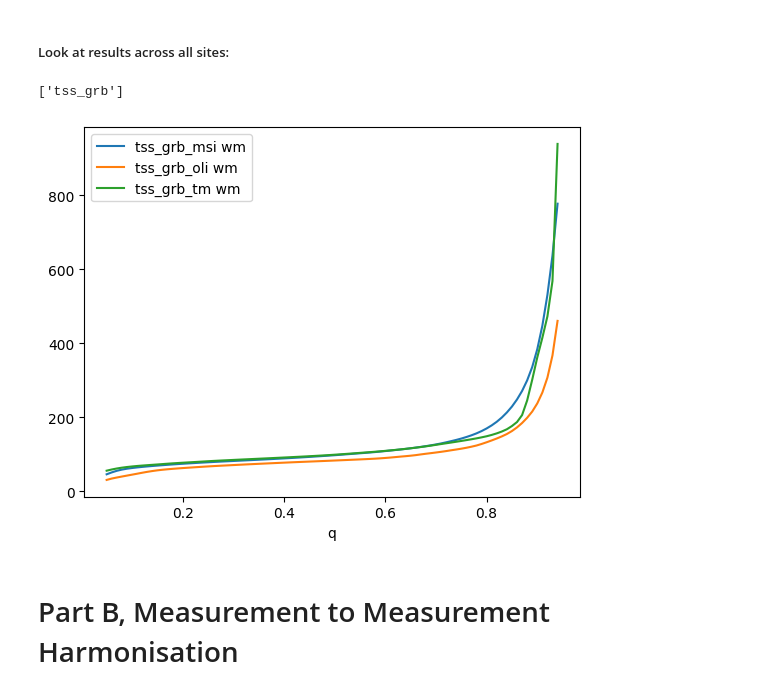
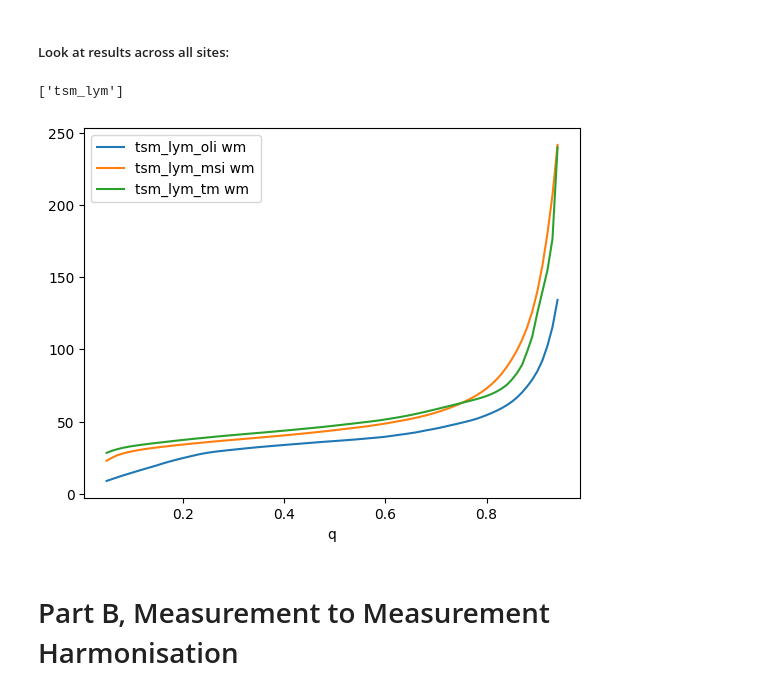
Before and after one commit to digitalearthafrica/deafrica_water_quality, a Jupyter notebook: WP2.2/WP2.2.ipynb, the cells around one changed output. Drawn from its saved outputs; the diff is of its cells as text; code cells hidden in the pictures.

```diff
--- a/WP2.2/WP2.2.ipynb
+++ b/WP2.2/WP2.2.ipynb
@@ -169,6 +176,7 @@ placename =
 - The full detail is required because the geomedians don't overlap in time.
 # %%
 # this process first builds the supporting AGM dataset and then builds the specific dataset
+logfilename = 'parta_log.csv'  #just to be sure !
 over_write = False # to overwrite previous results
 restart    = False # when notebook is fresh
 verbose    = False
@@ -474,10 +482,3 @@ for placename in a_log.PlaceName:
             pass
         a_log = log_update(a_log,placename,100,logfilename)
         print(placename+'  -> COMPLETED')
-
-
-# for some reason the log file is picking up unwanted columns which this removes!
-for colname in a_log.columns:
-    if colname.find('Unnamed:') >= 0:
-         a_log = a_log.drop([colname],axis=1)
-a_log = log_update(a_log,placename,i,logfilename)
@@ -675,11 +645,10 @@ def merge_stats(log,filename,pathname,overwrite=True,verbose=True,test=False):
 # %%
 # ---- Merge distributions (from all the sample places) and write to .nc file
 # ---------------------------------------------------------------------------------------------
-a_log = pd.read_csv('/home/jovyan/dev/deafrica_water_quality/WP2.2/parta_log.csv')
-all_results_filename = '22A'
+a_log = pd.read_csv('/home/jovyan/dev/deafrica_water_quality/WP2.2/parta_log.csv',index_col=0)
 results_directory = '/home/jovyan/deafrica_water_quality/wq_results/'
 
-wq_stats = merge_stats(a_log,all_results_filename,results_directory)
+wq_stats = merge_stats(a_log,parta_results_filename,results_directory)
 
 #save in the work-package area:
 wq_stats.to_netcdf('/home/jovyan/dev/deafrica_water_quality/WP2.2/targ_ref_lookup.csv')
@@ -1132,35 +1063,35 @@ mmt['chla_3bda']    = ['chla_3bda_msi', 'chla_3bda_oli','chla_3bda_tm']
 mmt['chla_tebbs']   = ['chla_tebbs_msi', 'chla_tebbs_oli','chla_tebbs_tm']
 mmt['chla_meris2b'] = ['chla_meris2b_msi', 'chla_modis2b_msi','chla_modis2b_tm']
 mmt['ndssi_rg']     = ['ndssi_rg_msi'  , 'ndssi_rg_oli', 'ndssi_rg_tm', 'ndssi_bnir_oli']
 mmt['ti_yu']        = ['ti_yu_oli', 'ti_yu_tm']
 mmt['tsm_lym']      = ['tsm_lym_oli','tsm_lym_msi','tsm_lym_tm']
 mmt['tss_grb'] = ['tss_grb_msi', 'tss_grb_oli','tss_grb_tm']
 mmt['tss_gr']  = ['tss_gr_msi', 'tss_gr_oli', 'tss_gr_tm']
 mmt['spm_qiu'] = ['spm_qiu_tm', 'spm_qiu_msi']
 mmt['fai']     = ['fai_tm', 'fai_oli', 'fai_msi']
 mmt['ndvi']    = ['ndvi_tm', 'ndvi_oli', 'ndvi_msi']
 mmt['hue']     = ['hue_tm', 'hue_oli', 'hue_msi']
 
 measurements = list(mmt.keys())
 measurements = ['ndci']
-i = 8
+i = 0
 
 q0 = 5
 q1 = 95
 measurements = [list(mmt.keys())[i]]
 print(measurements)
 for m in list(measurements):
     for variable in mmt[m]:
 #        wq_stats.loc[{'q':wq_stats.q[q0:q1]}][variable].mean(dim='place').plot(label=variable)
         ((wq_stats.loc[{'q':wq_stats.q[q0:q1]}][variable] * wq_stats.n).sum(dim='place') / wq_stats.n.sum()).plot(label=variable+' wm',linestyle='-',marker='')
 
 
     plt.legend()
     plt.show()
 i += 1
 #conclude that msi54 is the best distribution for haarteesport dam
 # %% [output]
-['tss_grb']
+['tsm_lym']
-[figure, old version]
+[figure, new version]
 # %% [markdown]
 # Part B, Measurement to Measurement Harmonisation
```
Also changed, not shown: parts of 46 cells of this notebook.
